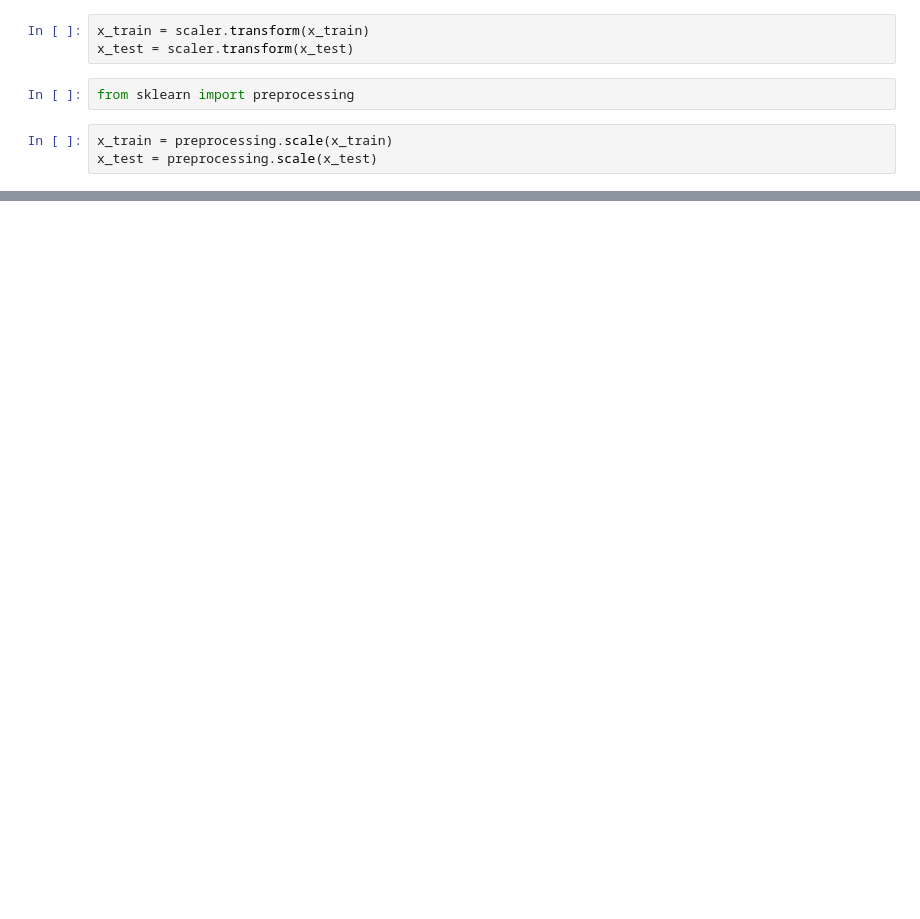
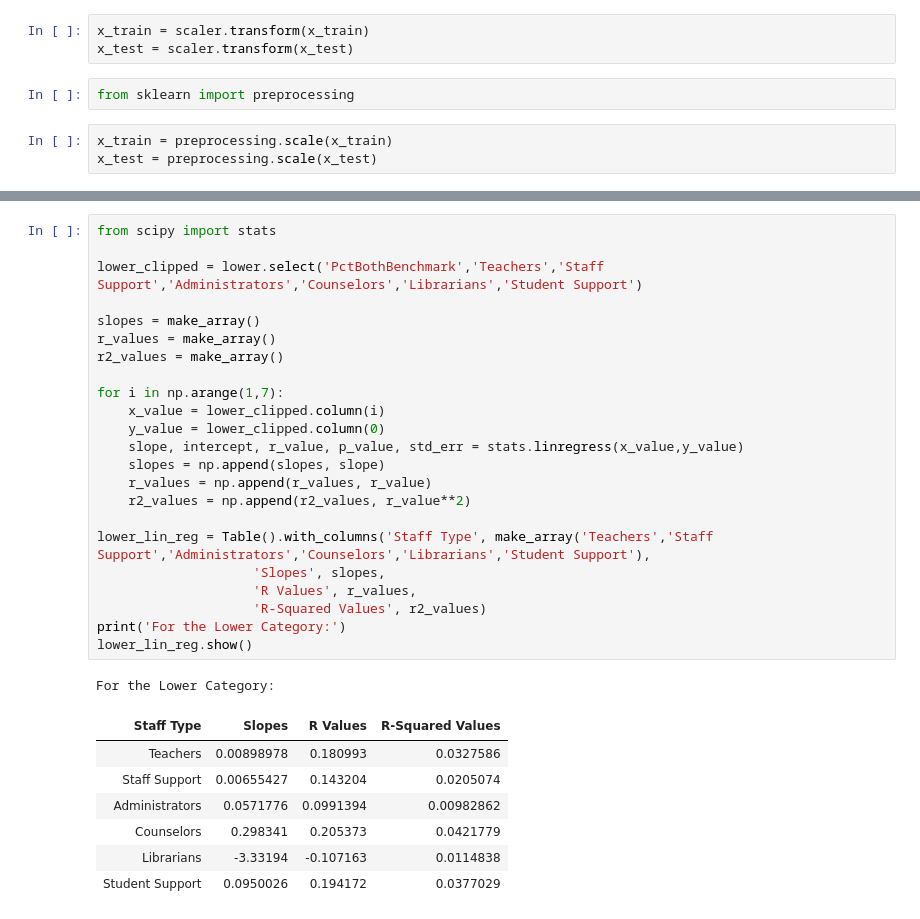
Before and after one commit to efliu/School-Staffing-Optimization, a Jupyter notebook: Neural Network.ipynb, the cells around one changed output, grey strips where cells are left out. Cells and saved outputs as stored; diff of their text form; blank space fills up the shorter version.

```diff
--- a/Neural Network.ipynb
+++ b/Neural Network.ipynb
@@ -138,0 +228,32 @@ upper = categorized.where('category',2)
+# %%
+from scipy import stats
+
+lower_clipped = lower.select('PctBothBenchmark','Teachers','Staff Support','Administrators','Counselors','Librarians','Student Support')
+
+slopes = make_array()
+r_values = make_array()
+r2_values = make_array()
+
+for i in np.arange(1,7):
+    x_value = lower_clipped.column(i)
+    y_value = lower_clipped.column(0)
+    slope, intercept, r_value, p_value, std_err = stats.linregress(x_value,y_value)
+    slopes = np.append(slopes, slope)
+    r_values = np.append(r_values, r_value)
+    r2_values = np.append(r2_values, r_value**2)
+
+lower_lin_reg = Table().with_columns('Staff Type', make_array('Teachers','Staff Support','Administrators','Counselors','Librarians','Student Support'),
+                    'Slopes', slopes,
+                    'R Values', r_values,
+                    'R-Squared Values', r2_values)
+print('For the Lower Category:')
+lower_lin_reg.show()
+# %% [output]
+For the Lower Category:
+| Staff Type | Slopes | R Values | R-Squared Values |
+| Teachers | 0.00898978 | 0.180993 | 0.0327586 |
+| Staff Support | 0.00655427 | 0.143204 | 0.0205074 |
+| Administrators | 0.0571776 | 0.0991394 | 0.00982862 |
+| Counselors | 0.298341 | 0.205373 | 0.0421779 |
+| Librarians | -3.33194 | -0.107163 | 0.0114838 |
+| Student Support | 0.0950026 | 0.194172 | 0.0377029 |
```
Also changed, not shown: parts of 27 cells of this notebook.
